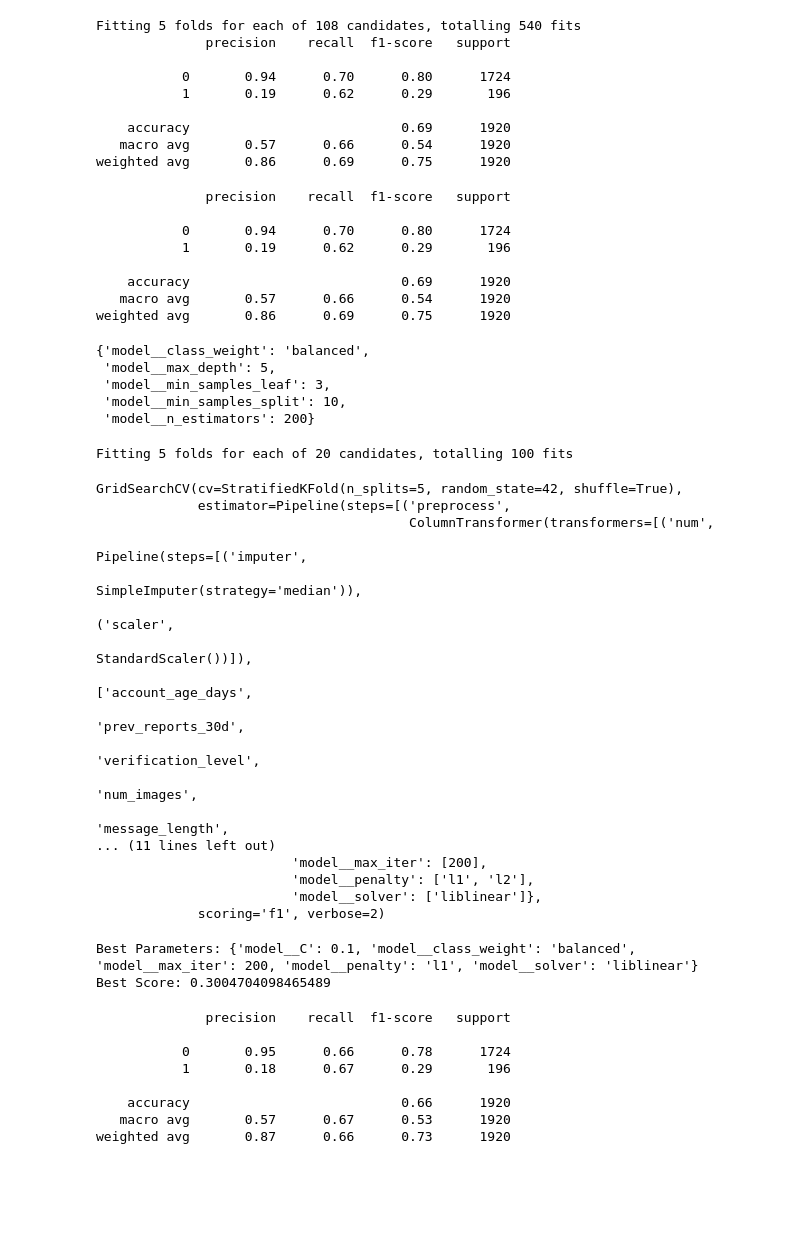
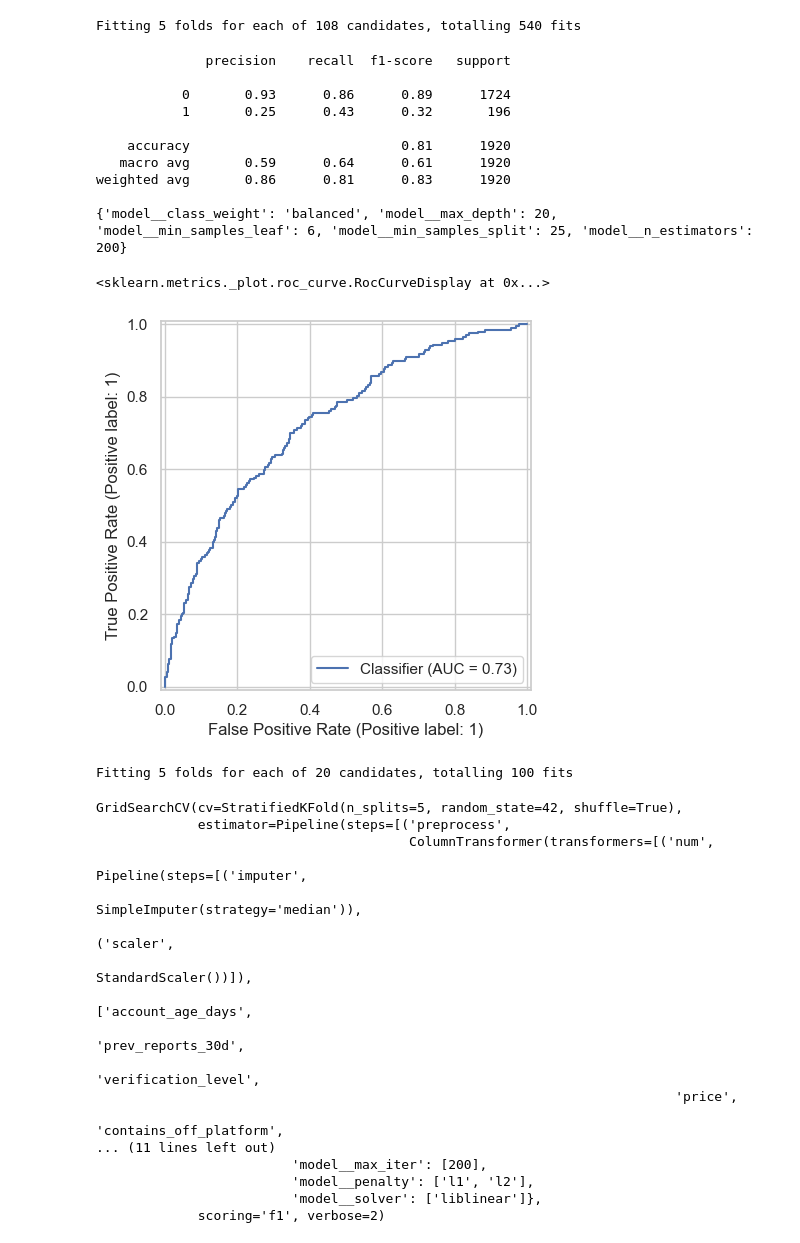
Before and after one commit to MagdalenaPersson/Marketplace_Safety, a Jupyter notebook: test.ipynb, the cells around one changed output. Saved outputs shown, nothing was run; the diff lists cells and outputs as text; code cells hidden in the pictures; blank space fills up the shorter version.

```diff
--- a/test.ipynb
+++ b/test.ipynb
@@ -248,24 +328,19 @@ weighted avg       0.87      0.90      0.87      1920
 # %%
 param_grid = {
-    "model__n_estimators": [100, 200, 300],
-    "model__max_depth": [5, 10, 15],
-    "model__min_samples_split": [2, 5, 10],
-    "model__min_samples_leaf": [1, 2, 3, 4],
+    "model__n_estimators": [200, 300, 400],
+    "model__max_depth": [10, 15, 20],
+    "model__min_samples_split": [15, 20, 25],
+    "model__min_samples_leaf": [3, 4, 5, 6],
     "model__class_weight": ["balanced"]
 }
 # %%
-rfs = RandomForestClassifier(
-    random_state=RANDOM_SEED,
-    n_jobs=-1
-)
 
-pipe = make_model(rfs)
 
 grid_rf = GridSearchCV(
-    estimator=pipe,
+    estimator=model_rf,
     param_grid=param_grid,
     cv=cv,
-    scoring=SCORING,   # for example "f1"
+    scoring=SCORING,
     n_jobs=-1,
     verbose=2
 )
@@ -276,37 +351,31 @@ pre_y_rf = grid_rf.predict(X_val)
 print(classification_report(y_val, pre_y_rf))
 # %% [output]
 Fitting 5 folds for each of 108 candidates, totalling 540 fits
-              precision    recall  f1-score   support
-
-           0       0.94      0.70      0.80      1724
-           1       0.19      0.62      0.29       196
-
-    accuracy                           0.69      1920
-   macro avg       0.57      0.66      0.54      1920
-weighted avg       0.86      0.69      0.75      1920
 # %%
 
 pre_y_rf = grid_rf.predict(X_val)
 print(classification_report(y_val, pre_y_rf))
 
-grid_rf.best_params_
+print(grid_rf.best_params_)
+
+y_prob = grid_rf.predict_proba(X_val)[:,1]
+
+RocCurveDisplay.from_predictions(y_val, y_prob)
 # %% [output]
               precision    recall  f1-score   support
 
-           0       0.94      0.70      0.80      1724
-           1       0.19      0.62      0.29       196
+           0       0.93      0.86      0.89      1724
+           1       0.25      0.43      0.32       196
 
-    accuracy                           0.69      1920
-   macro avg       0.57      0.66      0.54      1920
-weighted avg       0.86      0.69      0.75      1920
+    accuracy                           0.81      1920
+   macro avg       0.59      0.64      0.61      1920
+weighted avg       0.86      0.81      0.83      1920
+
+{'model__class_weight': 'balanced', 'model__max_depth': 20, 'model__min_samples_leaf': 6, 'model__min_samples_split': 25, 'model__n_estimators': 200}
-{'model__class_weight': 'balanced',
- 'model__max_depth': 5,
- 'model__min_samples_leaf': 3,
- 'model__min_samples_split': 10,
- 'model__n_estimators': 200}
+<sklearn.metrics._plot.roc_curve.RocCurveDisplay at 0x...>
+[figure, added]
 # %%
-lr = LogisticRegression(max_iter=200, class_weight="balanced")
-model_l = make_model(lr)
+
 
 # parameter grid
 param_grid_lr = {
@@ -319,7 +388,7 @@ param_grid_lr = {
 
 # grid search
 grid_lr = GridSearchCV(
-    estimator=model_l,
+    estimator=model_lr,
     param_grid=param_grid_lr,
     cv=cv,
     scoring=SCORING,
@@ -327,7 +396,6 @@ grid_lr = GridSearchCV(
     verbose=2
 )
 
-# fit
 grid_lr.fit(X_tr, y_tr)
 # %% [output]
 Fitting 5 folds for each of 20 candidates, totalling 100 fits
@@ -341,28 +409,10 @@ GridSearchCV(cv=StratifiedKFold(n_splits=5, random_state=42, shuffle=True),
                                                                          ['account_age_days',
                                                                           'prev_reports_30d',
                                                                           'verification_level',
-                                                                          'num_images',
-                                                                          'message_length',
+                                                                          'price',
+                                                                          'contains_off_platform',
 ... (11 lines left out)
                          'model__max_iter': [200],
                          'model__penalty': ['l1', 'l2'],
                          'model__solver': ['liblinear']},
              scoring='f1', verbose=2)
-# %%
-print("Best Parameters:", grid_lr.best_params_)
-print("Best Score:", grid_lr.best_score_)
-# %% [output]
-Best Parameters: {'model__C': 0.1, 'model__class_weight': 'balanced', 'model__max_iter': 200, 'model__penalty': 'l1', 'model__solver': 'liblinear'}
-Best Score: 0.3004704098465489
-# %%
-pre_y_lr = grid_lr.predict(X_val)
-print(classification_report(y_val, pre_y_lr))
-# %% [output]
-              precision    recall  f1-score   support
-
-           0       0.95      0.66      0.78      1724
-           1       0.18      0.67      0.29       196
-
-    accuracy                           0.66      1920
-   macro avg       0.57      0.67      0.53      1920
-weighted avg       0.87      0.66      0.73      1920
```
Also changed, not shown: parts of 18 cells of this notebook, 2 other files.
